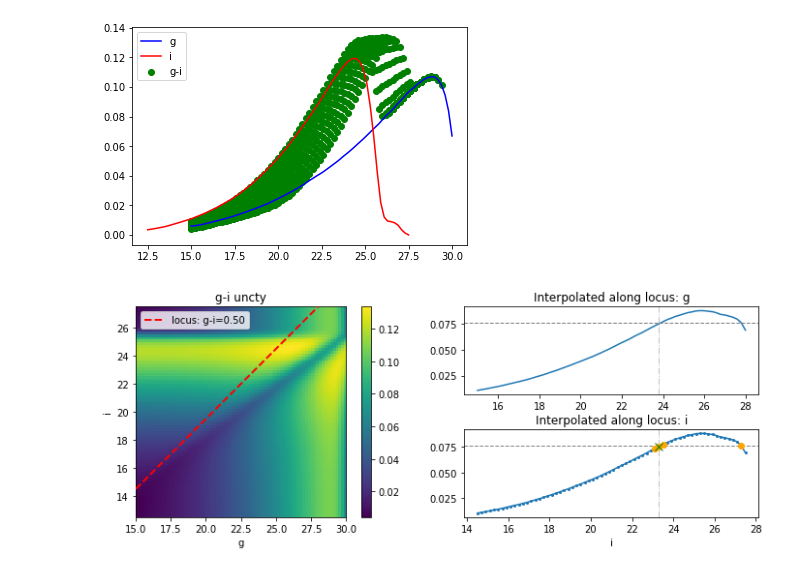
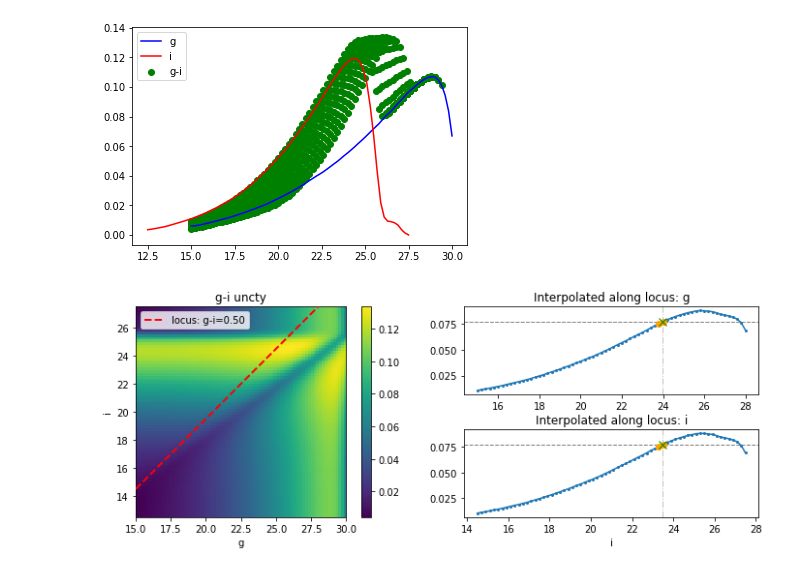
Before and after one commit to LSSTScienceCollaborations/SMWLV-metrics, a Jupyter notebook: notebooks/CrowdingColor_wVecs.ipynb, the cells around one changed output. Cells and saved outputs as stored; diff of their text form; code cells hidden in the pictures.

Commit message:
Updated algo for finding the magnitude with target color uncertainty

```diff
--- a/notebooks/CrowdingColor_wVecs.ipynb
+++ b/notebooks/CrowdingColor_wVecs.ipynb
@@ -139,6 +144,11 @@ dum = plt.legend()
 # interpolate over it
 from scipy.interpolate import RectBivariateSpline
 ff = RectBivariateSpline(gval, ival, sig_gi, kx=5, ky=5)
+# %%
+# make an artificial test case where the surface is flipped about 0.05
+# (to test the behavior of our methods that judge the brightest close crossing)
+sig_gi_crazy = 0.10 - sig_gi
+ffCrazy = RectBivariateSpline(gval, ival, sig_gi_crazy, kx=5, ky=5)
 # %%
 # let's try drawing a locus of constant color through this
 colorIn = 0.5
@@ -251,12 +349,34 @@ def pickNearestUncty(unctyTarg=0.076, xFine=np.array([]), yFine=np.array([]), \
 # %%
 # now try using the method
-unctyTarg = 0.076
+unctyTarg = 0.077
+
+# unctyTarg = 0.022
+# unctyTarg = 0.010
 xClose, yClose, zClose, lSor4 = pickNearestUncty(unctyTarg, xFine, yFine, ff)
+# %%
+# test the new method instead.
+testInverted = False
+xClose, yClose, zClose, lSor4 = calcNearestUncty(unctyTarg, xFine, yFine, ff, \
+                                                 constColor=0.5, useNearest=False)
+
+if testInverted:
+    # xClose, yClose, zClose, lSor4 = pickNearestUncty(unctyTarg, xFine, yFine, ffCrazy)
+    xClose, yClose, zClose, lSor4 = calcNearestUncty(unctyTarg, xFine, yFine, ffCrazy, \
+                                                 constColor=0.5, useNearest=False)
 # %%
 # plt.imshow(sig_gi)
 fig3 = plt.figure(3, figsize=(12,4))
 ax3 = fig3.add_subplot(121)
-dum = ax3.imshow(sig_gi, extent=[np.min(gval), np.max(gval), np.min(ival), np.max(ival)], \
+
+# If we inverted the surface to test the algorithm, ensure we plot the corresponding
+# quantities.
+sig_sho = np.copy(sig_gi)
+zFine = ff.ev(xFine, yFine)
+if testInverted:
+    sig_sho = sig_gi_crazy
+    zFine = ffCrazy.ev(xFine, yFine)
+
+dum = ax3.imshow(sig_sho, extent=[np.min(gval), np.max(gval), np.min(ival), np.max(ival)], \
           origin='lower', interpolation='nearest')
 ax3.set_xlabel(filt0)
 ax3.set_ylabel(filt1)
@@ -267,42 +387,50 @@ cb = fig3.colorbar(dum, ax=ax3)
 dum2 = ax3.plot(xFine, yFine, 'r--', zorder=5, lw=2, label=locusLabel)
 leg2=ax3.legend()
 
-# do the interpolation
-zFine = ff.ev(xFine, yFine)
-
 # now show the interpolation
 ax3b = fig3.add_subplot(222)
 dum3b = ax3b.plot(xFine, zFine)
 # ax3b.set_xlabel(filt0)  # label clashes with title below
 
 ax3c = fig3.add_subplot(224)
 dum3c = ax3c.plot(yFine, zFine)
 # show scatterplot so we can find out if we should worry about quantization
+dum3d = ax3b.scatter(xFine, zFine, s=4, zorder=4)
 dum3d = ax3c.scatter(yFine, zFine, s=4, zorder=4)
 ax3c.set_xlabel(filt1)
 
 # set the titles
 ax3.set_title('%s-%s uncty' % (filt0, filt1))
 ax3b.set_title('Interpolated along locus: %s' % (filt0))
 ax3c.set_title('Interpolated along locus: %s' % (filt1))
 
 # overplot the closest to our target:
+dum2h = ax3b.axhline(unctyTarg, color='0.5', ls='--', lw=1)
+dum2point = ax3b.plot(xClose, zClose, 'gx', ms=8, zorder=8)
 dum3h = ax3c.axhline(unctyTarg, color='0.5', ls='--', lw=1)
 dum3point = ax3c.plot(yClose, zClose, 'gx', ms=8, zorder=8)
 
 # show the candidate nearby points
 if np.size(lSor4) > 0:
+    dumdum2 = ax3b.scatter(xFine[lSor4], zFine[lSor4], color='orange', zorder=5)
     dumdum = ax3c.scatter(yFine[lSor4], zFine[lSor4], color='orange', zorder=5)
 dumy = ax3c.axvline(yClose, color='0.75', ls='-.', lw=1)
 
 # show the limit in g
 dum3hx = ax3b.axhline(unctyTarg, color='0.5', ls='--', lw=1)
 dumx = ax3b.axvline(xClose, color='0.75', ls='-.', lw=1)
 
+fig3.subplots_adjust(hspace=0.4)
 
-fig3.subplots_adjust(hspace=0.4)
+# 2021-12-16 some adjustments to zoom in on our trial area
+# ax3b.set_xlim(23.5, 24.5)
+# ax3b.set_ylim(0.07,0.085)
+
+
+# ax3c.set_xlim(22., 24.)
+# ax3c.set_ylim(0.07,0.085)
 # %% [output]
-[figure, old version]
+[figure, new version]
 # %%
 # 2021-12-09 WIC: commenting this out for the moment since it overwrites the definition
 # of sig_gi used in the plots above
```
Also changed, not shown: parts of 2 cells of this notebook.
